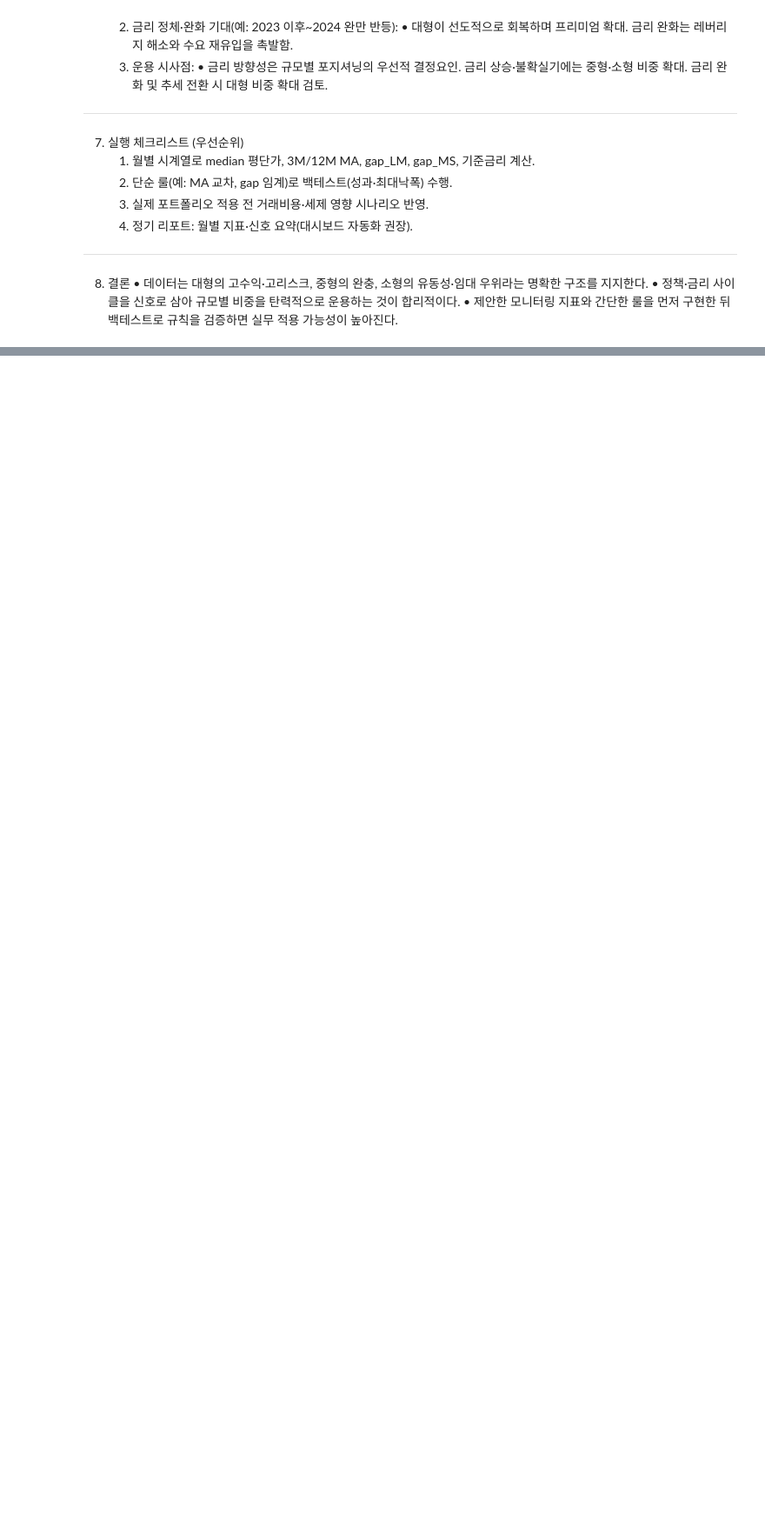
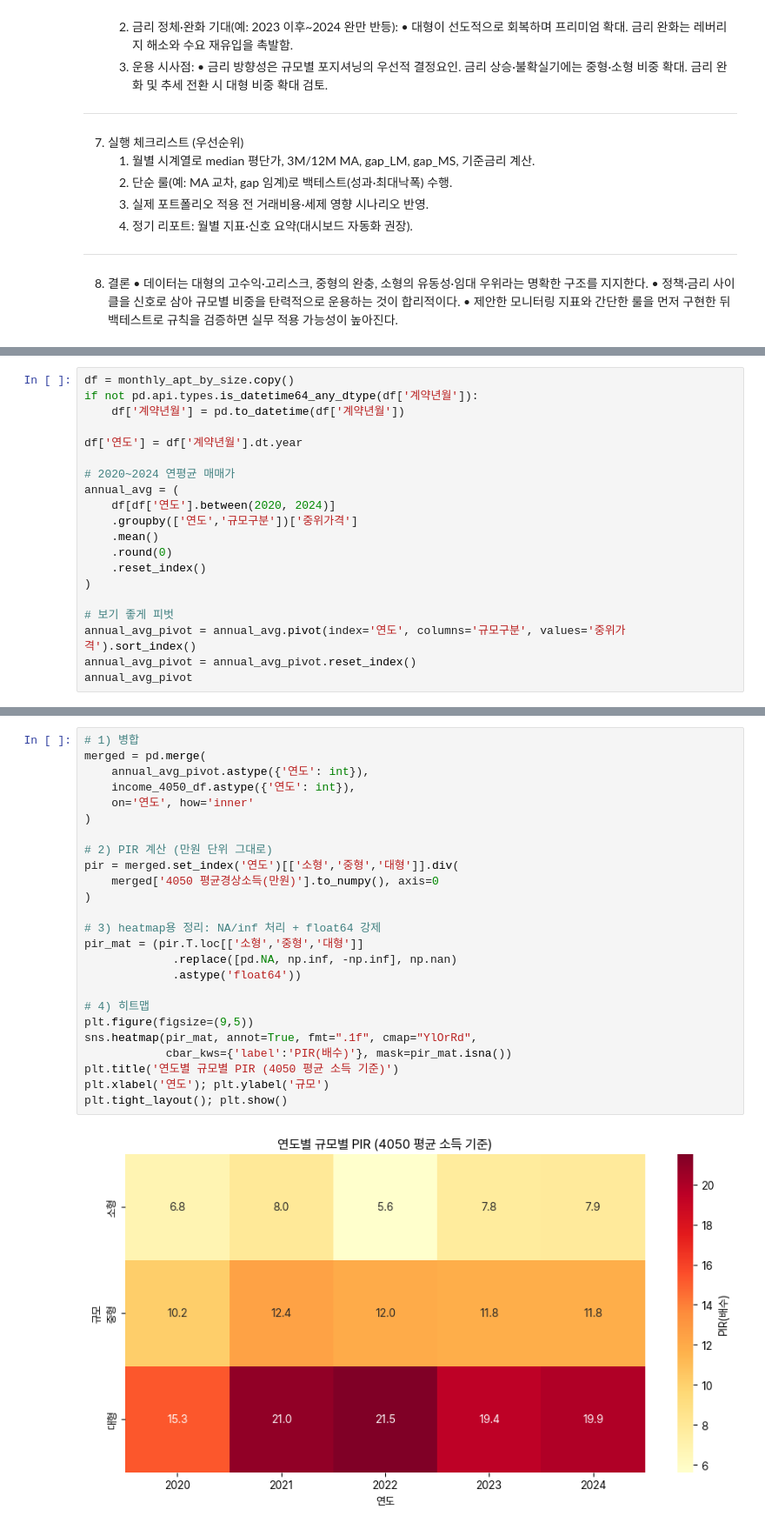
Before and after one commit to semistone97/pjt-real-estate, a Jupyter notebook: apt.ipynb, the cells around one changed output, grey strips where cells are left out. Shown at 87% size. Saved outputs shown, nothing was run; the diff lists cells and outputs as text; blank space fills up the shorter version.

```diff
--- a/apt.ipynb
+++ b/apt.ipynb
@@ -951,0 +1316,20 @@ D. 은퇴기(자본보호·현금흐름 우선)
+# %%
+df = monthly_apt_by_size.copy()
+if not pd.api.types.is_datetime64_any_dtype(df['계약년월']):
+    df['계약년월'] = pd.to_datetime(df['계약년월'])
+
+df['연도'] = df['계약년월'].dt.year
+
+# 2020~2024 연평균 매매가
+annual_avg = (
+    df[df['연도'].between(2020, 2024)]
+    .groupby(['연도','규모구분'])['중위가격']
+    .mean()
+    .round(0)
+    .reset_index()
+)
+
+# 보기 좋게 피벗
+annual_avg_pivot = annual_avg.pivot(index='연도', columns='규모구분', values='중위가격').sort_index()
+annual_avg_pivot = annual_avg_pivot.reset_index()
+annual_avg_pivot
@@ -951,0 +1343,27 @@ D. 은퇴기(자본보호·현금흐름 우선)
+# %%
+# 1) 병합
+merged = pd.merge(
+    annual_avg_pivot.astype({'연도': int}),
+    income_4050_df.astype({'연도': int}),
+    on='연도', how='inner'
+)
+
+# 2) PIR 계산 (만원 단위 그대로)
+pir = merged.set_index('연도')[['소형','중형','대형']].div(
+    merged['4050 평균경상소득(만원)'].to_numpy(), axis=0
+)
+
+# 3) heatmap용 정리: NA/inf 처리 + float64 강제
+pir_mat = (pir.T.loc[['소형','중형','대형']]
+             .replace([pd.NA, np.inf, -np.inf], np.nan)
+             .astype('float64'))
+
+# 4) 히트맵
+plt.figure(figsize=(9,5))
+sns.heatmap(pir_mat, annot=True, fmt=".1f", cmap="YlOrRd",
+            cbar_kws={'label':'PIR(배수)'}, mask=pir_mat.isna())
+plt.title('연도별 규모별 PIR (4050 평균 소득 기준)')
+plt.xlabel('연도'); plt.ylabel('규모')
+plt.tight_layout(); plt.show()
+# %% [output]
+[figure, added]
```
Also changed, not shown: parts of 37 cells of this notebook, 7 other files.
